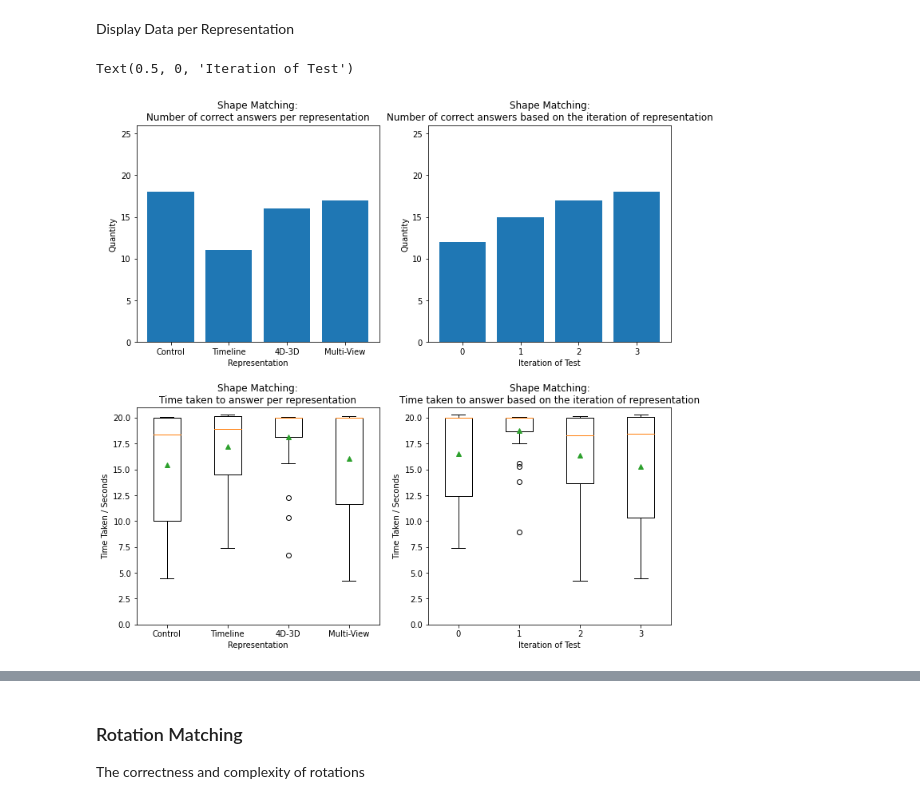
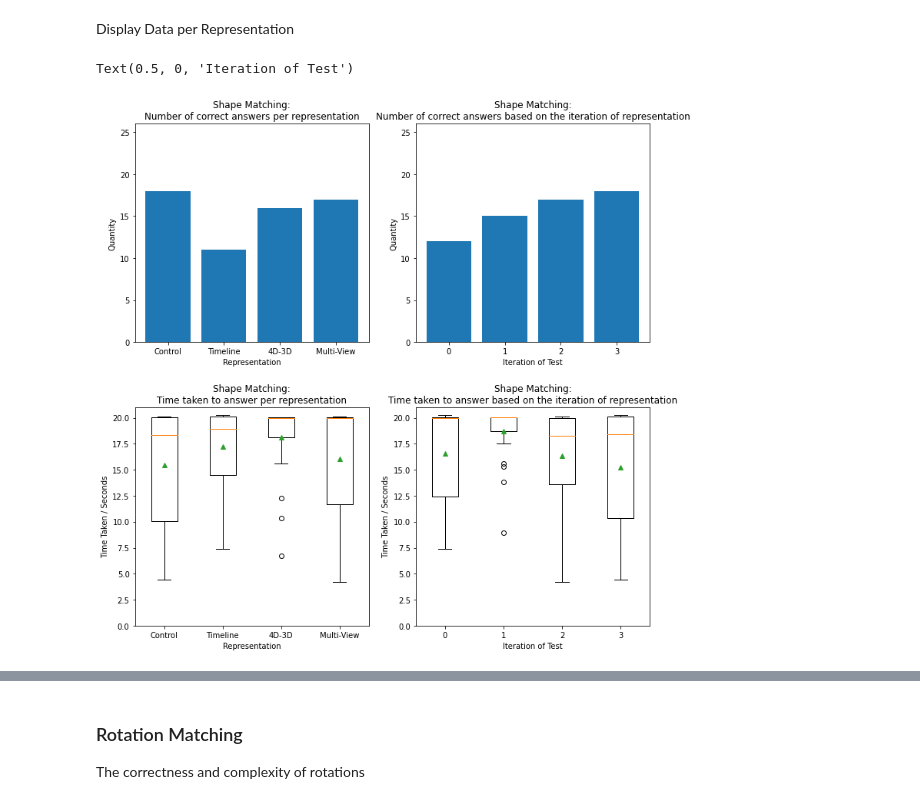
Before and after one commit to JoeSubbi/3D-Renderer-for-4D-Objects, a Jupyter notebook: Data Analysis/MultiFileAnalysis.ipynb, the cells around one changed output, grey strips where cells are left out. Cells and saved outputs as stored; diff of their text form; code cells hidden in the pictures.

```diff
--- a/Data Analysis/MultiFileAnalysis.ipynb
+++ b/Data Analysis/MultiFileAnalysis.ipynb
@@ -466,12 +547,11 @@ with open("ordered_data.json", "r") as f:
 order = [1,2,3,4]
 # %%
 # Show Graphs
-fig = plt.figure(figsize = (12, 18))
-ax0 = fig.add_subplot(321)
-ax1 = fig.add_subplot(322)
-ax2 = fig.add_subplot(323)
-ax3 = fig.add_subplot(324)
-#ax4 = fig.add_subplot(325)
+fig = plt.figure(figsize = (12, 12))
+ax0 = fig.add_subplot(221)
+ax1 = fig.add_subplot(222)
+ax2 = fig.add_subplot(223)
+ax3 = fig.add_subplot(224)
 fig.subplots_adjust(hspace=0.3)
 
 ax0.set_title("Shape Matching:\nNumber of correct answers per representation")
@@ -484,31 +564,33 @@ ax0.set_ylabel("Quantity")
 ax0.set_xlabel("Representation")
 
 ax1.set_title("Shape Matching:\nNumber of correct answers based on the iteration of representation")
 d = SHAPE_correct_count(ordered_data)
 x = d.keys()
 y = d.values()
 ax1.bar(x, y)
 ax1.set_ylim((0, 26))
 ax1.set_ylabel("Quantity")
 ax1.set_xlabel("Iteration of Test")
 
 ax2.set_title("Shape Matching:\nTime taken to answer per representation")
 x = SHAPE_time_data(compiled_data).keys()
 d = [i for i in SHAPE_time_data(compiled_data).values()]
 ax2.boxplot( d, showmeans=True )
 ax2.set_xticks(order, x)
 ax2.set_ylim((0, 21))
 ax2.set_ylabel("Time Taken / Seconds")
 ax2.set_xlabel("Representation")
 
 ax3.set_title("Shape Matching:\nTime taken to answer based on the iteration of representation")
 x = SHAPE_time_data(ordered_data).keys()
 d = [i for i in SHAPE_time_data(ordered_data).values()]
 ax3.boxplot( d, showmeans=True )
 ax3.set_xticks(order, x)
 ax3.set_ylim((0, 21))
 ax3.set_ylabel("Time Taken / Seconds")
 ax3.set_xlabel("Iteration of Test")
+
+plt.savefig("figures/shape_matching_stats.png")
 # %% [output]
 Text(0.5, 0, 'Iteration of Test')
-[figure, old version]
+[figure, new version]
```
Also changed, not shown: parts of 6 cells of this notebook, 6 other files.
